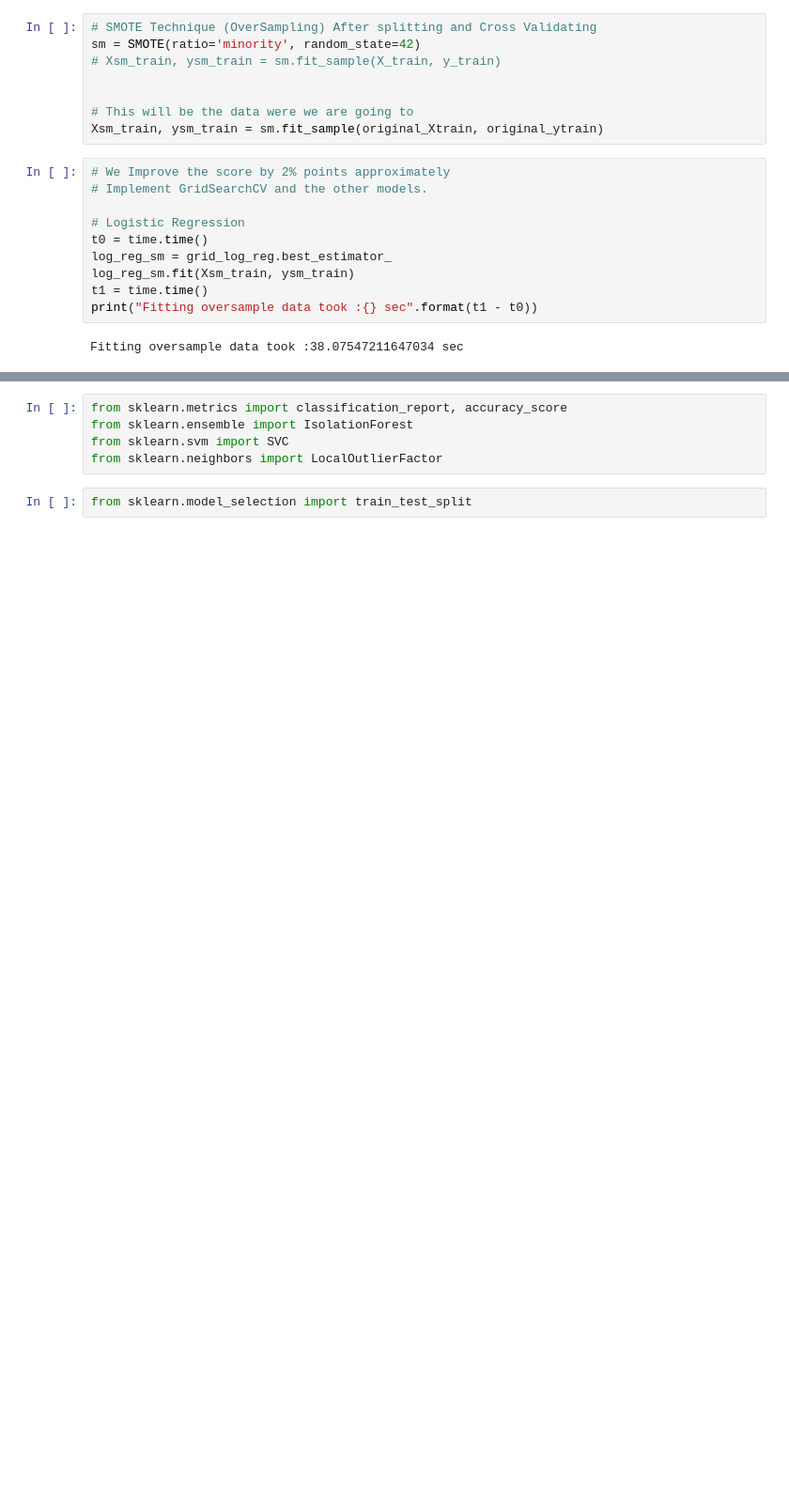
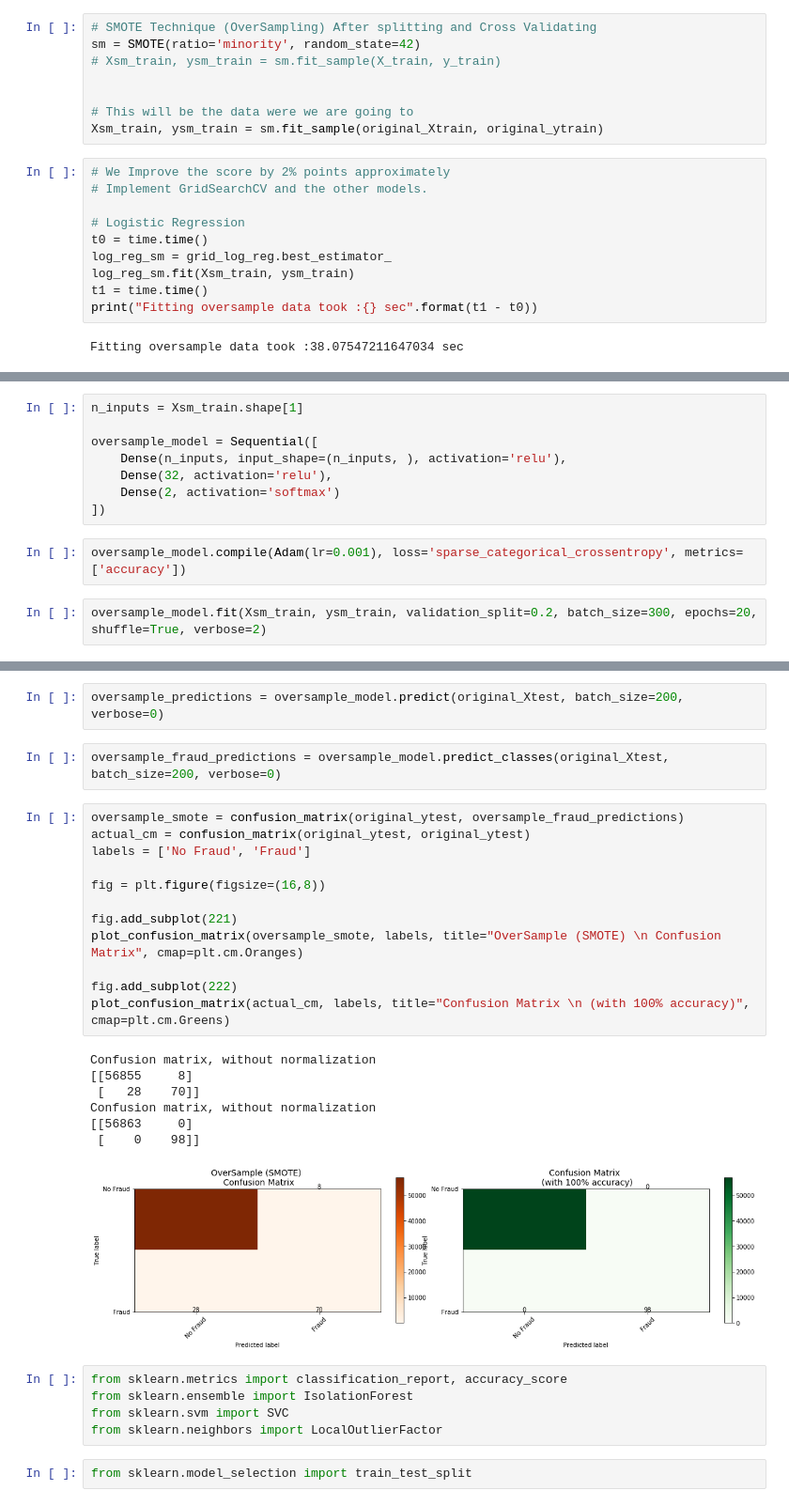
Before and after one commit to jcanque777/credit_card_fraud, a Jupyter notebook: creditcardfraud.ipynb, the cells around one changed output, grey strips where cells are left out. Shown at 94% size. Drawn from its saved outputs; the diff is of its cells as text; blank space fills up the shorter version.

```diff
--- a/creditcardfraud.ipynb
+++ b/creditcardfraud.ipynb
@@ -1204,0 +1440,12 @@ Fitting oversample data took :38.07547211647034 sec
+# %%
+n_inputs = Xsm_train.shape[1]
+
+oversample_model = Sequential([
+    Dense(n_inputs, input_shape=(n_inputs, ), activation='relu'),
+    Dense(32, activation='relu'),
+    Dense(2, activation='softmax')
+])
+# %%
+oversample_model.compile(Adam(lr=0.001), loss='sparse_categorical_crossentropy', metrics=['accuracy'])
+# %%
+oversample_model.fit(Xsm_train, ysm_train, validation_split=0.2, batch_size=300, epochs=20, shuffle=True, verbose=2)
@@ -1205,3 +1471,27 @@ Fitting oversample data took :38.07547211647034 sec
+# %%
+oversample_predictions = oversample_model.predict(original_Xtest, batch_size=200, verbose=0)
+# %%
+oversample_fraud_predictions = oversample_model.predict_classes(original_Xtest, batch_size=200, verbose=0)
+# %%
+oversample_smote = confusion_matrix(original_ytest, oversample_fraud_predictions)
+actual_cm = confusion_matrix(original_ytest, original_ytest)
+labels = ['No Fraud', 'Fraud']
+
+fig = plt.figure(figsize=(16,8))
+
+fig.add_subplot(221)
+plot_confusion_matrix(oversample_smote, labels, title="OverSample (SMOTE) \n Confusion Matrix", cmap=plt.cm.Oranges)
+
+fig.add_subplot(222)
+plot_confusion_matrix(actual_cm, labels, title="Confusion Matrix \n (with 100% accuracy)", cmap=plt.cm.Greens)
+# %% [output]
+Confusion matrix, without normalization
+[[56855     8]
+ [   28    70]]
+Confusion matrix, without normalization
+[[56863     0]
+ [    0    98]]
+[figure, added]
 # %%
 from sklearn.metrics import classification_report, accuracy_score
 from sklearn.ensemble import IsolationForest
```
Also changed, not shown: parts of 15 cells of this notebook.
